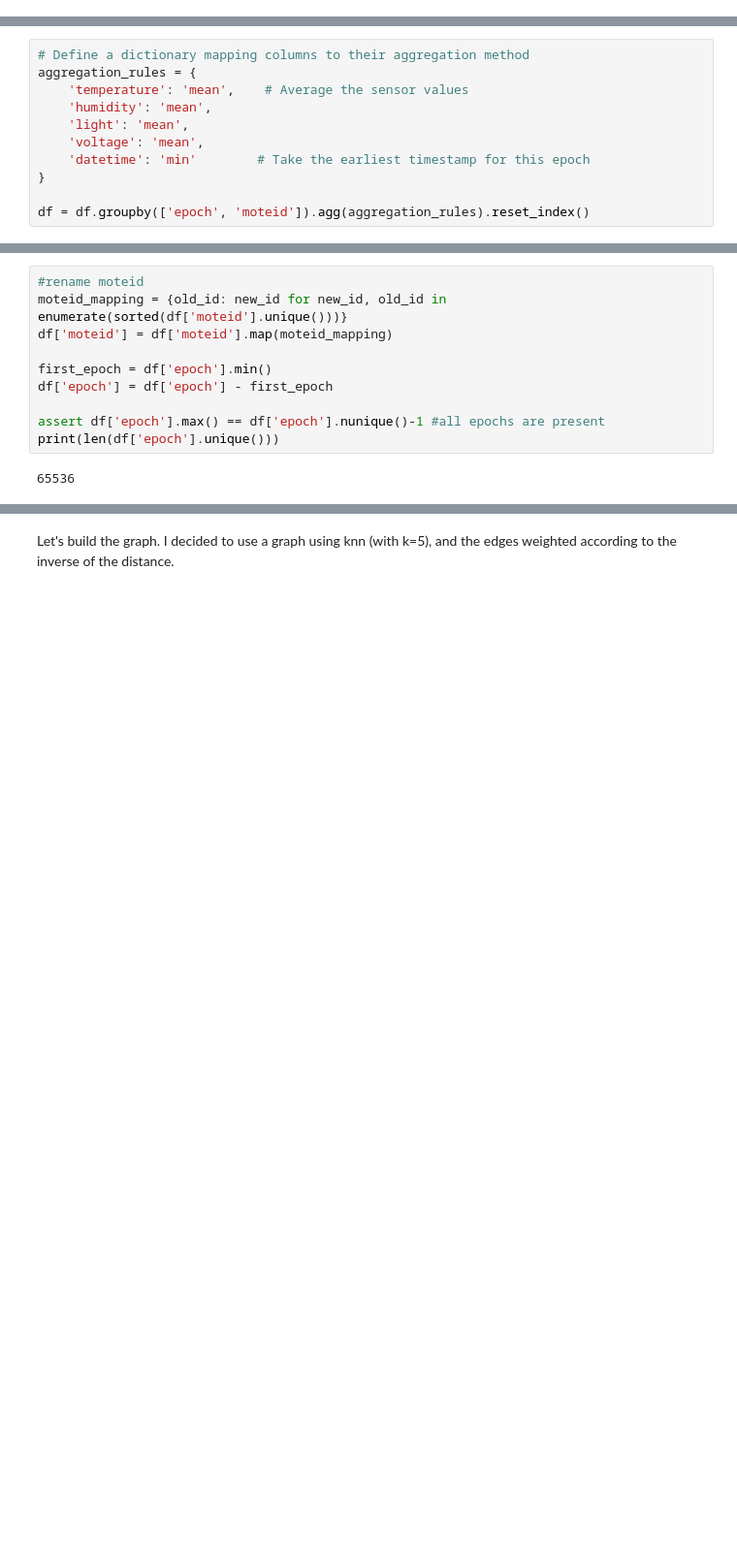
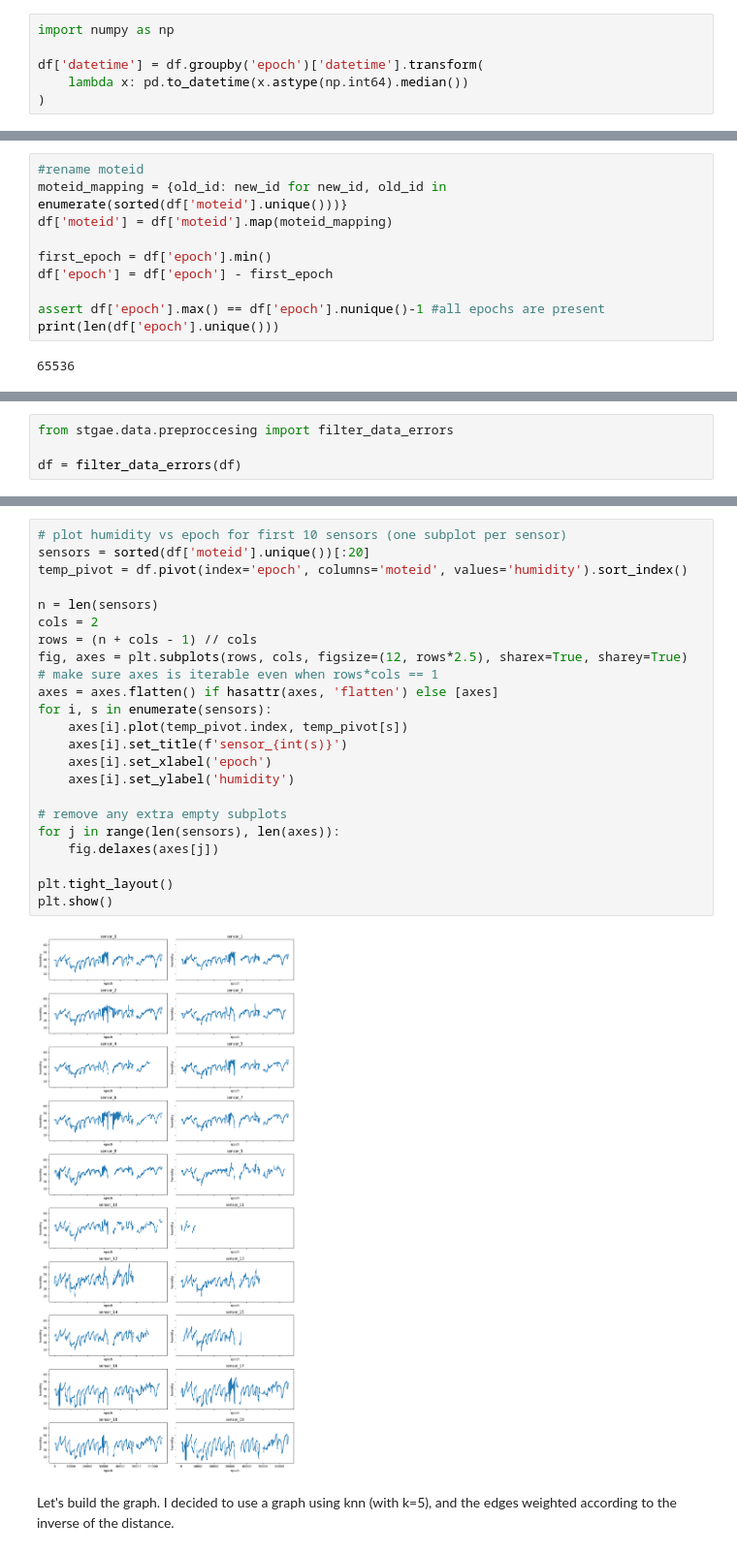
Before and after one commit to TeoNabot/bi-stcgn-for-data-reconstruction, a Jupyter notebook: notebooks/main.ipynb, the cells around one changed output, grey strips where cells are left out. Shown at 97% size. Drawn from its saved outputs; the diff is of its cells as text; blank space fills up the shorter version.

```diff
--- a/notebooks/main.ipynb
+++ b/notebooks/main.ipynb
@@ -18,0 +40,6 @@ Index(['date', 'time', 'epoch', 'moteid', 'temperature', 'humidity', 'light',
+# %%
+import numpy as np
+
+df['datetime'] = df.groupby('epoch')['datetime'].transform(
+    lambda x: pd.to_datetime(x.astype(np.int64).median())
+)
@@ -53,14 +84,3 @@ Because of this, there are epochs with more than one observation per sensor. Sin
-# %%
-# Define a dictionary mapping columns to their aggregation method
-aggregation_rules = {
-    'temperature': 'mean',    # Average the sensor values
-    'humidity': 'mean',
-    'light': 'mean',
-    'voltage': 'mean',
-    'datetime': 'min'        # Take the earliest timestamp for this epoch
-}
-
-df = df.groupby(['epoch', 'moteid']).agg(aggregation_rules).reset_index()
 # %% [markdown]
 Now I count the average number of sensors per epoch.
 # %%
@@ -163,0 +216,4 @@ print(len(df['epoch'].unique()))
+# %%
+from stgae.data.preproccesing import filter_data_errors
+
+df = filter_data_errors(df)
@@ -164,3 +224,28 @@ print(len(df['epoch'].unique()))
+# %%
+# plot humidity vs epoch for first 10 sensors (one subplot per sensor)
+sensors = sorted(df['moteid'].unique())[:20]
+temp_pivot = df.pivot(index='epoch', columns='moteid', values='humidity').sort_index()
+
+n = len(sensors)
+cols = 2
+rows = (n + cols - 1) // cols
+fig, axes = plt.subplots(rows, cols, figsize=(12, rows*2.5), sharex=True, sharey=True)
+# make sure axes is iterable even when rows*cols == 1
+axes = axes.flatten() if hasattr(axes, 'flatten') else [axes]
+for i, s in enumerate(sensors):
+    axes[i].plot(temp_pivot.index, temp_pivot[s])
+    axes[i].set_title(f'sensor_{int(s)}')
+    axes[i].set_xlabel('epoch')
+    axes[i].set_ylabel('humidity')
+
+# remove any extra empty subplots
+for j in range(len(sensors), len(axes)):
+    fig.delaxes(axes[j])
+
+plt.tight_layout()
+plt.show()
+# %% [output]
+[figure, added]
 # %% [markdown]
 Let's build the graph.
 I decided to use a graph using knn (with k=5), and the edges weighted according to the inverse of the distance.
```
Also changed, not shown: parts of 24 cells of this notebook, 5 other files.
